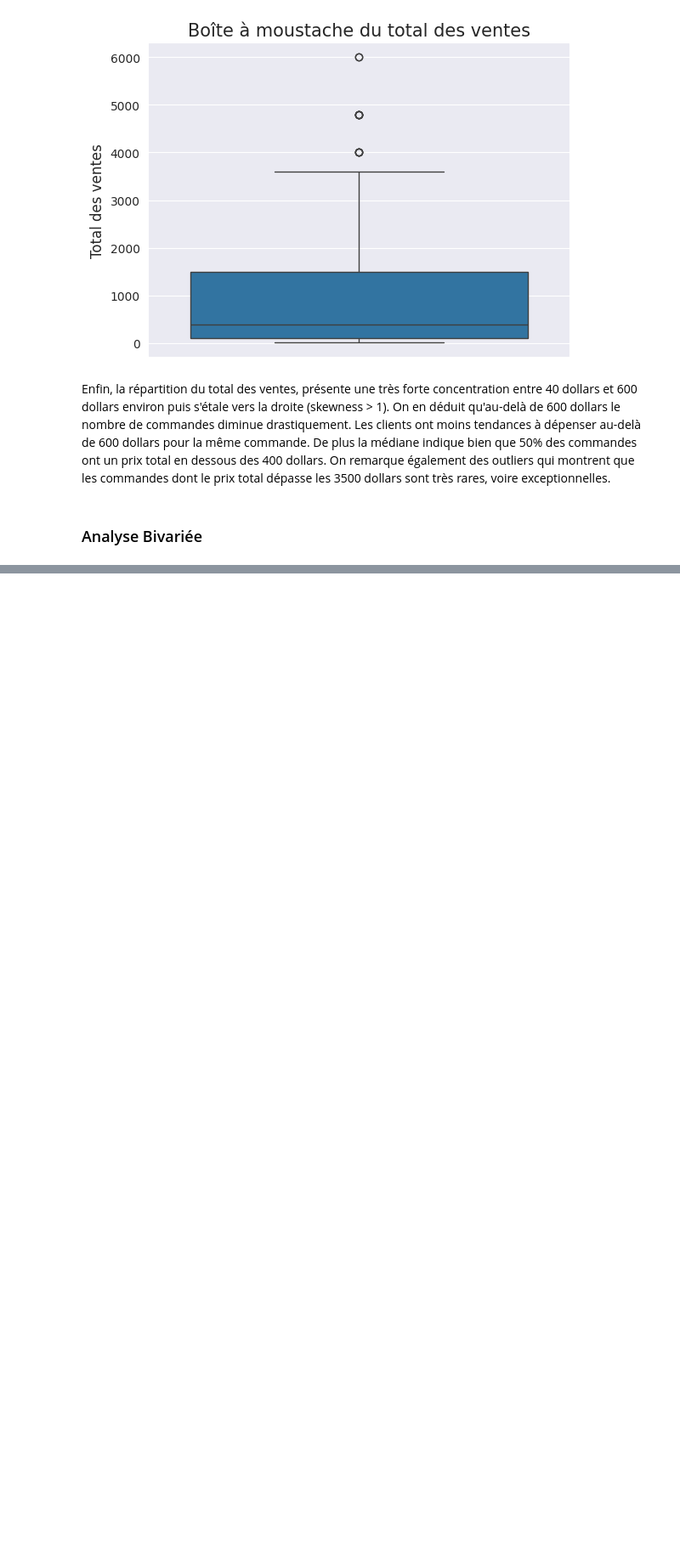
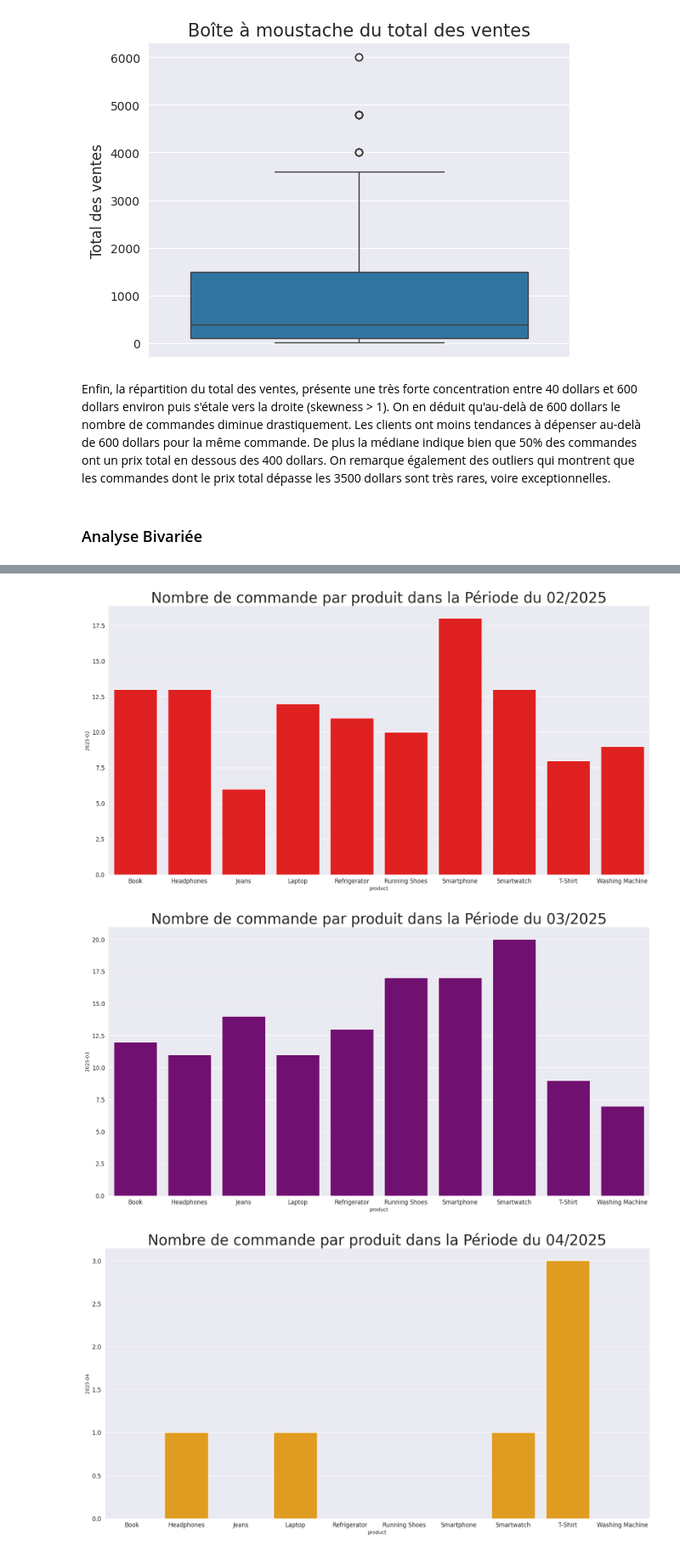
Before and after one commit to chanwinharold/Amazon_Sales, a Jupyter notebook: notebooks/02_exploratory_analysis.ipynb, the cells around one changed output, grey strips where cells are left out. Shown at 85% size. Drawn from its saved outputs; the diff is of its cells as text; code cells hidden in the pictures; blank space fills up the shorter version.

```diff
--- a/notebooks/02_exploratory_analysis.ipynb
+++ b/notebooks/02_exploratory_analysis.ipynb
@@ -231,0 +256,8 @@ Enfin, la répartition du total des ventes, présente une très forte concentrat
+# %%
+# Trions les commandes par périodes d'un mois et par produits
+data_grouped_by_month = data.pivot_table(index=data['date'].dt.to_period('M'),
+                                         columns=data['product'],
+                                         values='product',
+                                         aggfunc='count',
+                                         fill_value=0)
+data_grouped_by_month
@@ -231,0 +270,16 @@ Enfin, la répartition du total des ventes, présente une très forte concentrat
+# %%
+# Visualisation avec des diagrammes en barre
+colors = ["red", "purple", "orange"]
+period = ["Période du 02/2025", "Période du 03/2025", "Période du 04/2025"]
+for i in range(len(data_grouped_by_month)):
+    table_one = data_grouped_by_month.iloc[i, :]
+    plt.figure(figsize=(20, 10))
+    plt.title(f"Nombre de commande par produit dans la {period[i]}", fontsize=30)
+    plt.tick_params(labelsize=12)
+
+    sns.barplot(table_one, color=colors[i])
+    plt.show()
+# %% [output]
+[figure, added]
+[figure, added]
+[figure, added]
```
Also changed, not shown: parts of 24 cells of this notebook.
